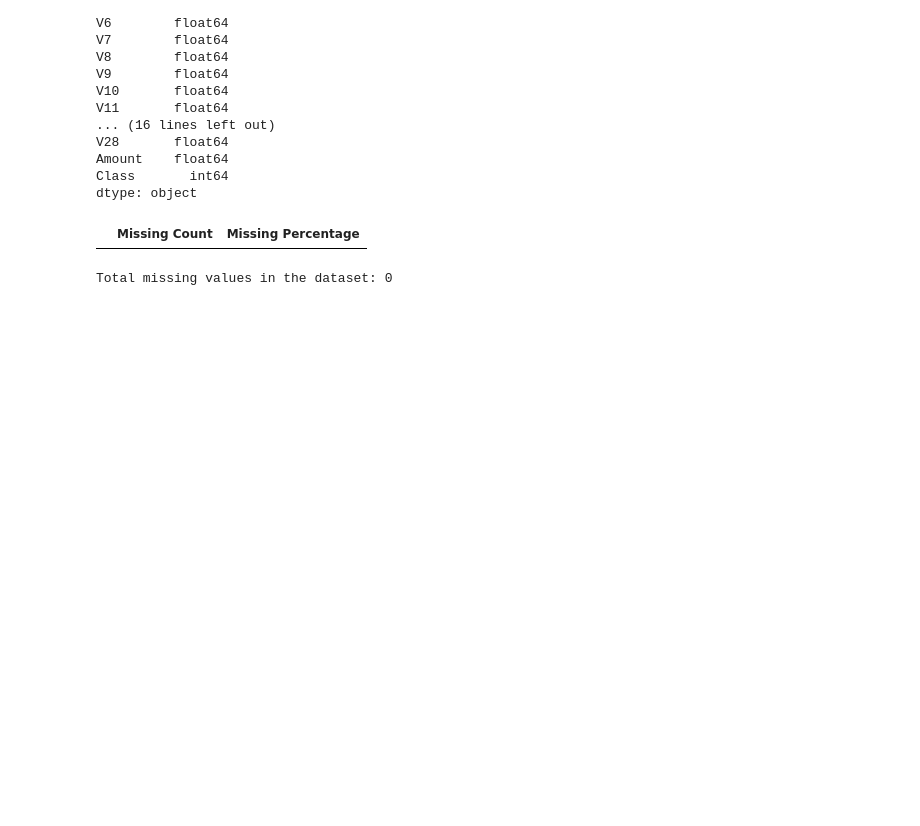
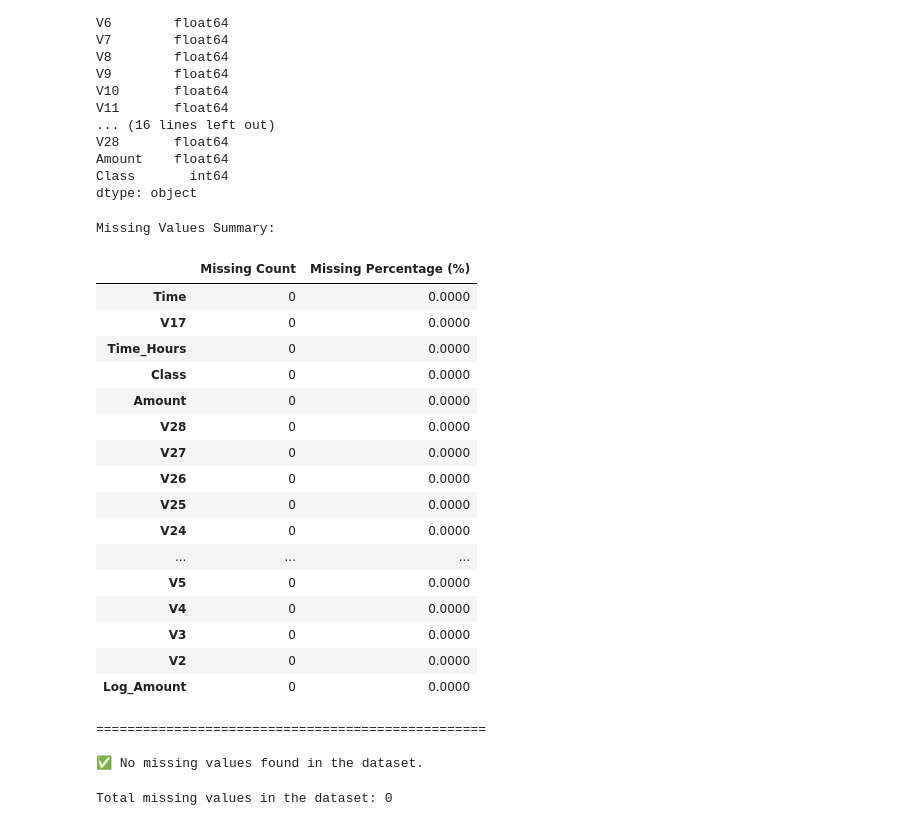
Before and after one commit to monireach2480/Credit-Card-Fraud-Detection, a Jupyter notebook: notebooks/01_data_understanding_eda.ipynb, the cells around one changed output. Cells and saved outputs as stored; diff of their text form; code cells hidden in the pictures; blank space fills up the shorter version.

```diff
--- a/notebooks/01_data_understanding_eda.ipynb
+++ b/notebooks/01_data_understanding_eda.ipynb
@@ -128,14 +128,45 @@ dtype: object
 # %%
 # Missing values summary
 missing_values = df.isnull().sum().sort_values(ascending=False)
+
 missing_summary = pd.DataFrame({
     "Missing Count": missing_values,
-    "Missing Percentage": (missing_values / len(df)) * 100
+    "Missing Percentage (%)": (missing_values / len(df)) * 100
 })
 
-missing_summary[missing_summary["Missing Count"] > 0]
+missing_summary = missing_summary.round(2)
+print("Missing Values Summary:\n")
+display(missing_summary)
+print("\n" + "="*50 + "\n")
+missing_filtered = missing_summary[missing_summary["Missing Count"] > 0]
+
+if missing_filtered.empty:
+    print("✅ No missing values found in the dataset.")
+else:
+    print("⚠️ Columns with missing values:\n")
+    display(missing_filtered)
 # %% [output]
+Missing Values Summary:
-|  | Missing Count | Missing Percentage |
+|  | Missing Count | Missing Percentage (%) |
+| Time | 0 | 0.0000 |
+| V17 | 0 | 0.0000 |
+| Time_Hours | 0 | 0.0000 |
+| Class | 0 | 0.0000 |
+| Amount | 0 | 0.0000 |
+| V28 | 0 | 0.0000 |
+| V27 | 0 | 0.0000 |
+| V26 | 0 | 0.0000 |
+| V25 | 0 | 0.0000 |
+| V24 | 0 | 0.0000 |
+| ... | ... | ... |
+| V5 | 0 | 0.0000 |
+| V4 | 0 | 0.0000 |
+| V3 | 0 | 0.0000 |
+| V2 | 0 | 0.0000 |
+| Log_Amount | 0 | 0.0000 |
+==================================================
+
+✅ No missing values found in the dataset.
 # %%
 total_missing = int(df.isnull().sum().sum())
 print(f"Total missing values in the dataset: {total_missing}")
```
